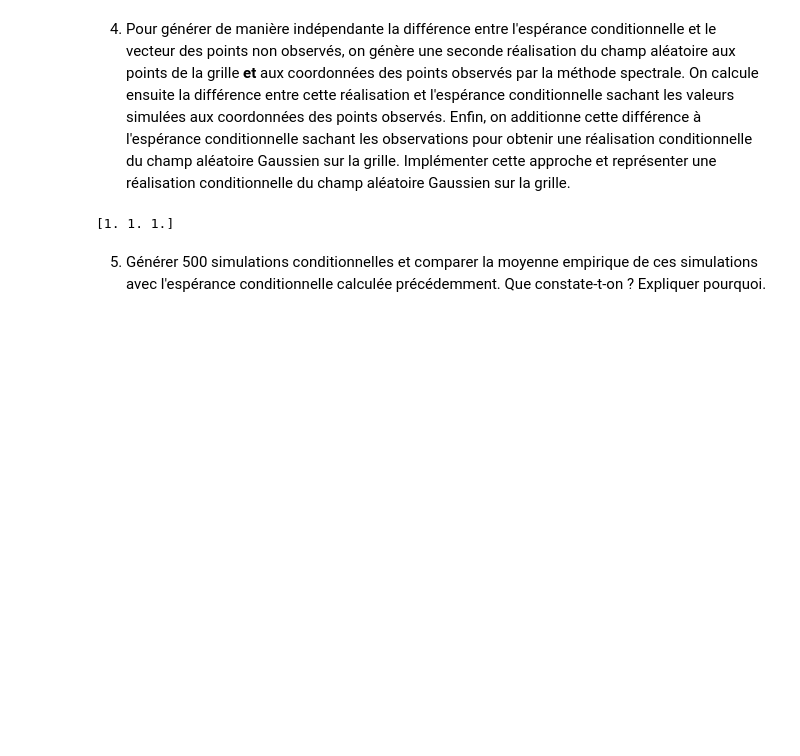
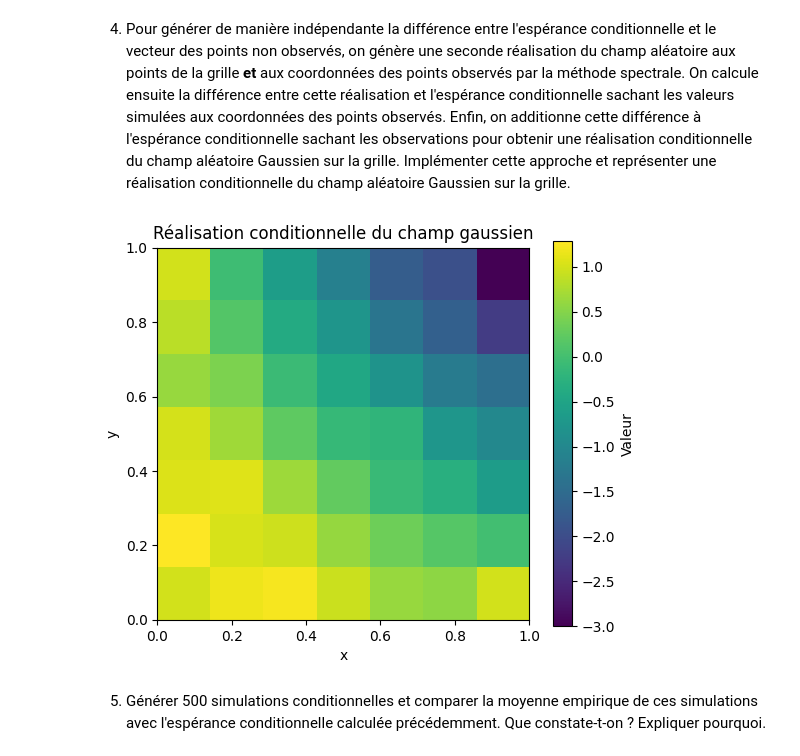
Before and after one commit to VictoriaSonnier/tp-proba-orianeandme, a Jupyter notebook: Projet Probabilités.ipynb, the cells around one changed output. Drawn from its saved outputs; the diff is of its cells as text; code cells hidden in the pictures; blank space fills up the shorter version.

```diff
--- a/Projet Probabilités.ipynb
+++ b/Projet Probabilités.ipynb
@@ -647,11 +623,33 @@ plt.show()
 # %% [markdown]
 4. Pour générer de manière indépendante la différence entre l'espérance conditionnelle et le vecteur des points non observés, on génère une seconde réalisation du champ aléatoire aux points de la grille **et** aux coordonnées des points observés par la méthode spectrale. On calcule ensuite la différence entre cette réalisation et l'espérance conditionnelle sachant les valeurs simulées aux coordonnées des points observés. Enfin, on additionne cette différence à l'espérance conditionnelle sachant les observations pour obtenir une réalisation conditionnelle du champ aléatoire Gaussien sur la grille. Implémenter cette approche et représenter une réalisation conditionnelle du champ aléatoire Gaussien sur la grille.
 # %%
-#en utilisant la question 1 de la partie :
+#on veut utiliser la question 1 de la partie :
+#on compile ce morceau de programme après le précédent pour garder les valeurs qu'on vient de trouver
 
-print(np.ones(3))
+Z_sim2 = np.random.multivariate_normal(np.zeros(len(K_reg)),K_reg)
+
+Z1_sim2 = Z_sim2[indices_observes]
+Z2_sim2 = Z_sim2[indices_non_observes]
+
+mu_sim2 = K21 @ np.linalg.inv(K11) @ Z1_sim2
+Z2_cond = mu_cond + (Z2_sim2 - mu_sim2)
+
+# Reconstruction complète
+Z_cond = np.zeros(nb_points)
+Z_cond[indices_observes] = X1
+Z_cond[indices_non_observes] = Z2_cond
+
+# affichage
+Z_cond = Z_cond.reshape((n, n))
+plt.figure(figsize=(6,5))
+plt.imshow(Z_cond, extent=[0,1,0,1], origin='lower')
+plt.colorbar(label="Valeur")
+plt.title("Réalisation conditionnelle du champ gaussien")
+plt.xlabel("x")
+plt.ylabel("y")
+plt.show()
 # %% [output]
-[1. 1. 1.]
+[figure, added]
 # %% [markdown]
 5. Générer 500 simulations conditionnelles et comparer la moyenne empirique de ces simulations avec l'espérance conditionnelle calculée précédemment. Que constate-t-on ? Expliquer pourquoi.
 # %% [markdown]
```
Also changed, not shown: parts of 5 cells of this notebook.
